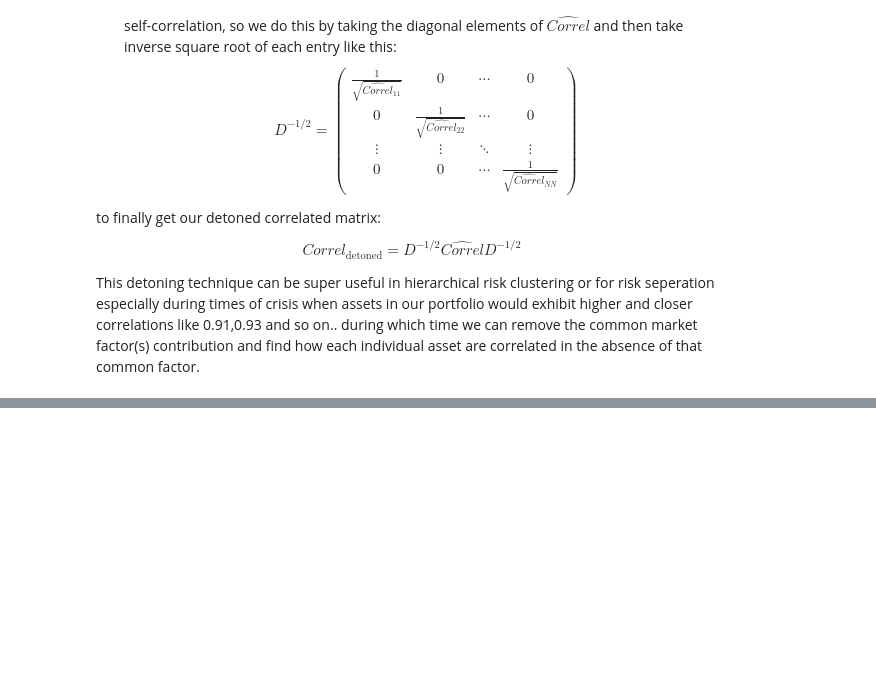
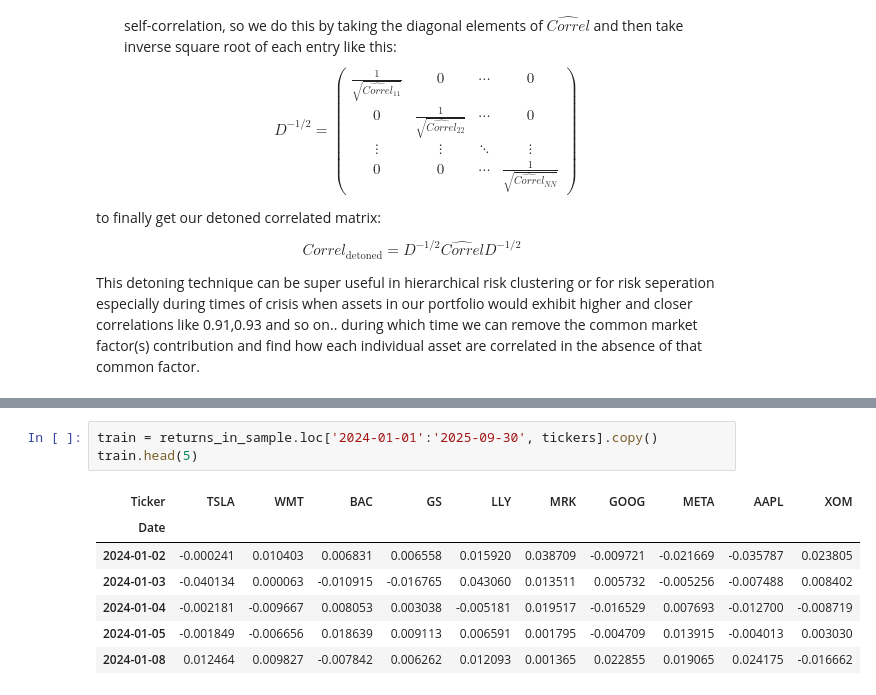
Before and after one commit to George7531/Portfolio_Management, a Jupyter notebook: Group_19296_MScFE_652_Portfolio_Management_Project_2.ipynb, the cells around one changed output, grey strips where cells are left out. Saved outputs shown, nothing was run; the diff lists cells and outputs as text; blank space fills up the shorter version.

```diff
--- a/Group_19296_MScFE_652_Portfolio_Management_Project_2.ipynb
+++ b/Group_19296_MScFE_652_Portfolio_Management_Project_2.ipynb
@@ -117,0 +193,11 @@ This detoning technique can be super useful in hierarchical risk clustering or f
+# %%
+train = returns_in_sample.loc['2024-01-01':'2025-09-30', tickers].copy()
+train.head(5)
+# %% [output]
+| Ticker | TSLA | WMT | BAC | GS | LLY | MRK | GOOG | META | AAPL | XOM |
+| Date |  |  |  |  |  |  |  |  |  |  |
+| 2024-01-02 | -0.000241 | 0.010403 | 0.006831 | 0.006558 | 0.015920 | 0.038709 | -0.009721 | -0.021669 | -0.035787 | 0.023805 |
+| 2024-01-03 | -0.040134 | 0.000063 | -0.010915 | -0.016765 | 0.043060 | 0.013511 | 0.005732 | -0.005256 | -0.007488 | 0.008402 |
+| 2024-01-04 | -0.002181 | -0.009667 | 0.008053 | 0.003038 | -0.005181 | 0.019517 | -0.016529 | 0.007693 | -0.012700 | -0.008719 |
+| 2024-01-05 | -0.001849 | -0.006656 | 0.018639 | 0.009113 | 0.006591 | 0.001795 | -0.004709 | 0.013915 | -0.004013 | 0.003030 |
+| 2024-01-08 | 0.012464 | 0.009827 | -0.007842 | 0.006262 | 0.012093 | 0.001365 | 0.022855 | 0.019065 | 0.024175 | -0.016662 |
```
Also changed, not shown: parts of 13 cells of this notebook.
